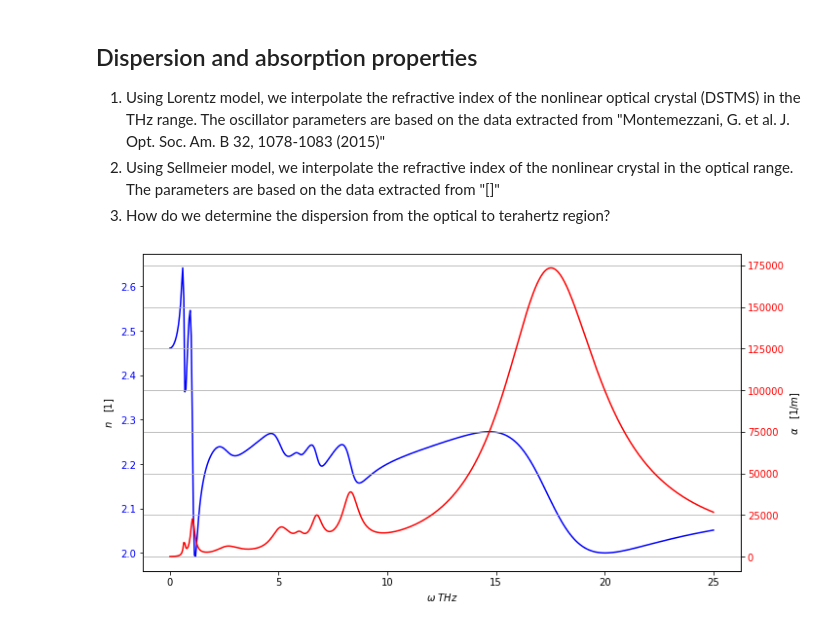
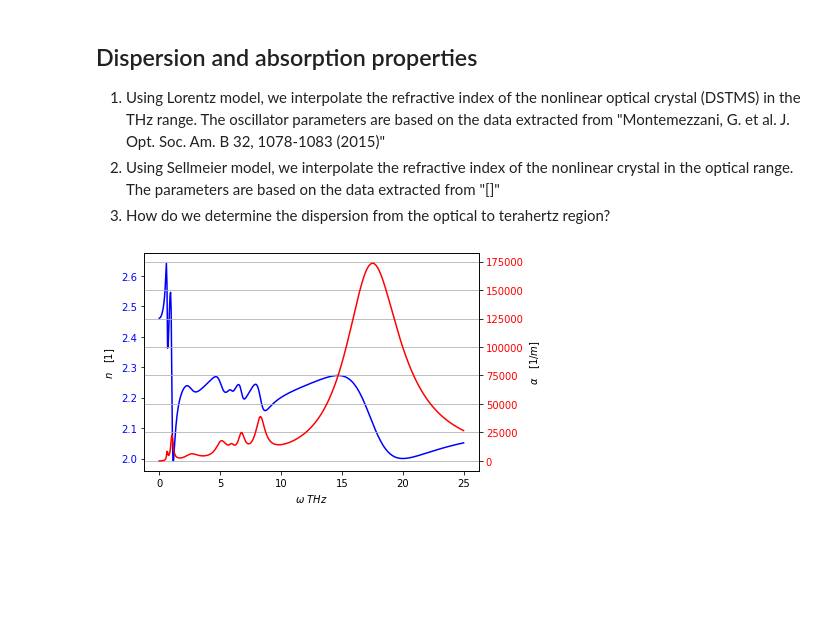
Before and after one commit to p-engel/nonlinear_optics, a Jupyter notebook: optical_rectification/notebook/analysis.ipynb, the cells around one changed output. Cells and saved outputs as stored; diff of their text form; code cells hidden in the pictures; blank space fills up the shorter version.

```diff
--- a/optical_rectification/notebook/analysis.ipynb
+++ b/optical_rectification/notebook/analysis.ipynb
@@ -20,23 +20,23 @@ from optical_rectification import definitions, par
 c = 299792458.0  # speed of light [m/s]
 # %%
 # Visualize refractive index in THz region
-fig, ax1 = plt.subplots(figsize=(11, 6))
+fig, ax1 = plt.subplots()
 
 w = np.linspace(0.01, 25, 2**9)  # [THz]
 index_thz = definitions.Index(w);
 n_thz = index_thz.n()
 alpha_thz = index_thz.alpha()
 
 ax1.plot(w, n_thz, 'b')
 ax1.set_xlabel(r'$\omega$ $THz$')
 ax1.set_ylabel(r"$n \quad [1]$")
 ax1.tick_params(axis='y',labelcolor='b')
 ax2 = ax1.twinx()  # Create a second axes object that shares the same x-axis
 ax2.plot(w, alpha_thz, 'r')
 ax2.set_ylabel(r"$\alpha \quad [1/m]$")
 ax2.tick_params(axis='y',labelcolor='r')
 plt.grid(True)
 # %% [output]
-[figure, old version]
+[figure, new version]
 # %%
 # Visualize refractive index in Optical region
```
Also changed, not shown: parts of 2 cells of this notebook.
